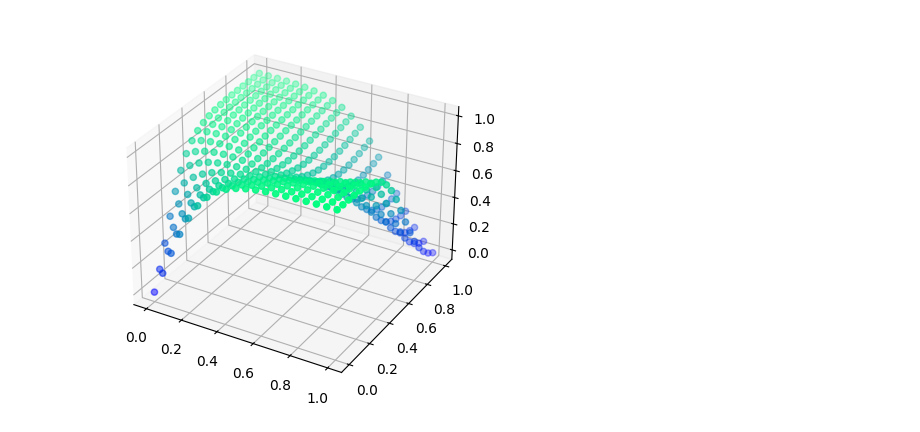
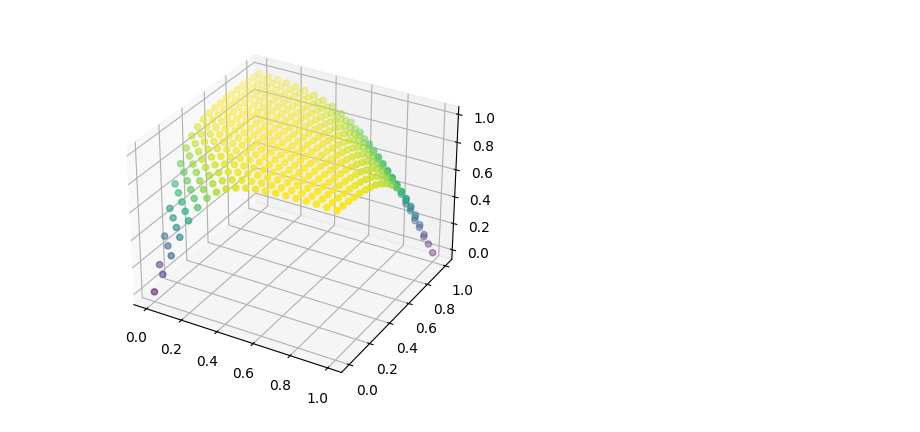
Before and after one commit to ValentinPy1/NeuralNetwork, a Jupyter notebook: NeuralNet.ipynb, the cells around one changed output. Drawn from its saved outputs; the diff is of its cells as text; code cells hidden in the pictures.

```diff
--- a/NeuralNet.ipynb
+++ b/NeuralNet.ipynb
@@ -58,20 +65,0 @@ def mse_prime(y_true, y_pred):
-# %%
-def predict(network, input):
-    output = input
-    for layer in network:
-        output = layer.forward(output)
-    return output
-
-def train(network, loss, loss_prime, x_train, y_train, epochs = 1000, learning_rate = 0.01, verbose = True):
-    for e in range(epochs):
-        error = 0
-        for x, y in zip(x_train, y_train):
-            output = predict(network, x)
-            error += loss(y, output)
-            grad = loss_prime(y, output)
-            for layer in reversed(network):
-                grad = layer.backward(grad, learning_rate)
-
-        error /= len(x_train)
-        if verbose:
-            print(f"{e + 1}/{epochs}, error={error}")
@@ -78,6 +103,5 @@ def train(network, loss, loss_prime, x_train, y_train, epochs = 1000, learning_r
 # %%
 import matplotlib.pyplot as plt
-from mpl_toolkits.mplot3d import Axes3D
 
 X = np.reshape([[0, 0], [0, 1], [1, 0], [1, 1]], (4, 2, 1))
 Y = np.reshape([[0], [1], [1], [0]], (4, 1, 1))
@@ -89,20 +113,20 @@ network = [
     Tanh()
 ]
 
-# train
-train(network, mse, mse_prime, X, Y, epochs=10000, learning_rate=0.1)
+model = Model(network, MeanSquaredError())
+model.train(X, Y, 1000, 0.1)
 
-# decision boundary plot
 points = []
 for x in np.linspace(0, 1, 20):
     for y in np.linspace(0, 1, 20):
-        z = predict(network, [[x], [y]])
+        z = model.predict(np.array([x, y]))
         points.append([x, y, z[0,0]])
 
 points = np.array(points)
 
+# 3 d scatter plot
 fig = plt.figure()
-ax = fig.add_subplot(111, projection="3d")
-ax.scatter(points[:, 0], points[:, 1], points[:, 2], c=points[:, 2], cmap="winter")
+ax = fig.add_subplot(111, projection='3d')
+ax.scatter(points[:,0], points[:,1], points[:,2], c=points[:,2])
 plt.show()
 # %% [output]
@@ -126 +150 @@ plt.show()
-[figure, old version]
+[figure, new version]
```
Also changed, not shown: parts of 3 cells of this notebook, 5 other files.
